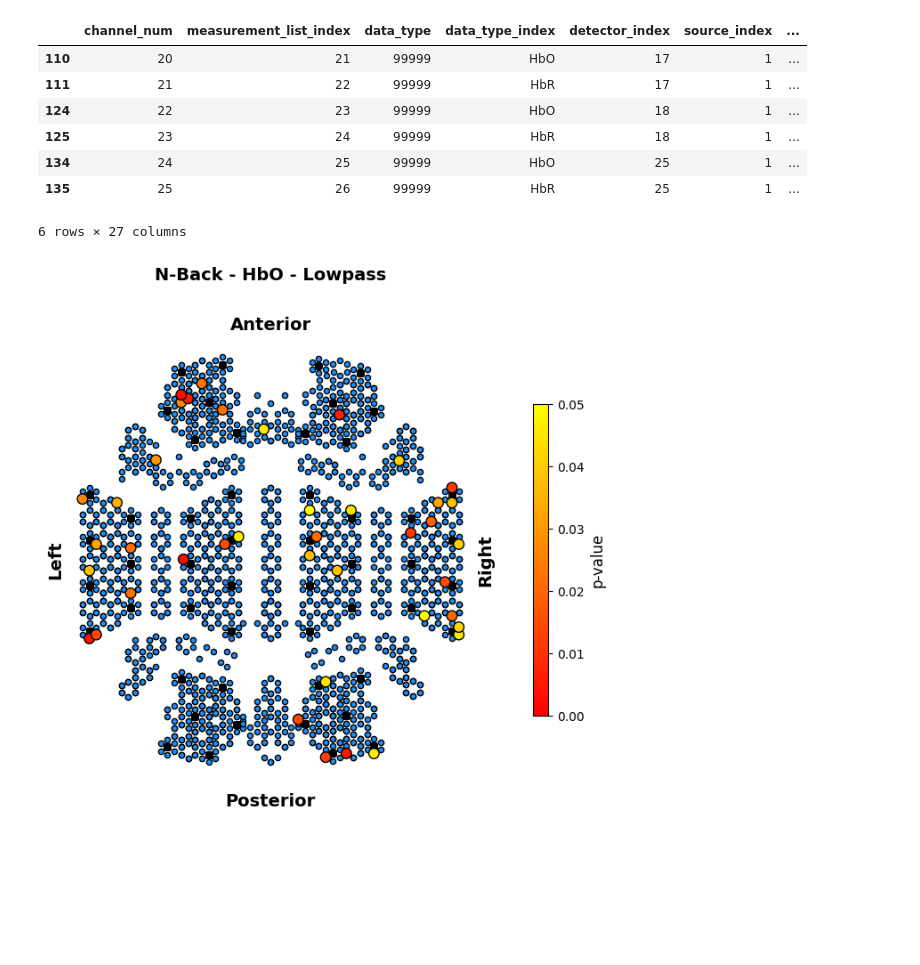
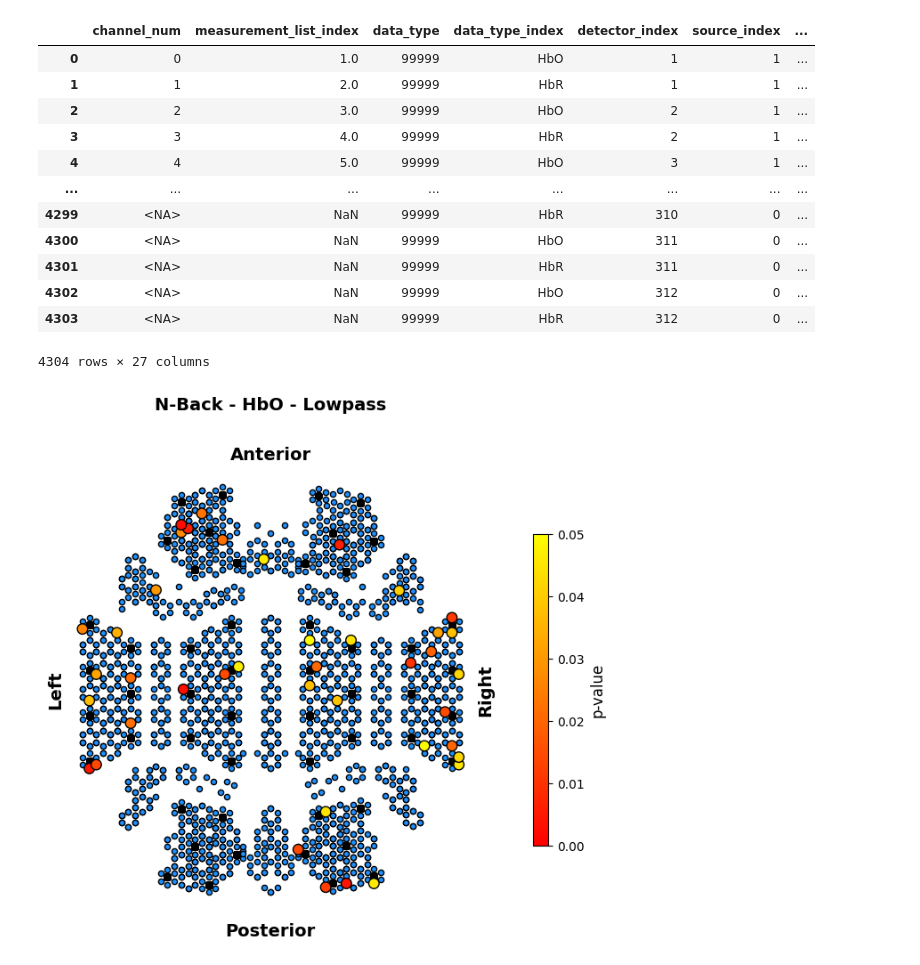
Before and after one commit to AyazLab/KernelFlow_Analysis, a Jupyter notebook: flow_analysis.ipynb, the cells around one changed output. Saved outputs shown, nothing was run; the diff lists cells and outputs as text; code cells hidden in the pictures; blank space fills up the shorter version.

Commit message:
Add functionality for all channels to brain atlas creation and loading

```diff
--- a/flow_analysis.ipynb
+++ b/flow_analysis.ipynb
@@ -4081,15 +4092,21 @@ class Flow_Results:
-# %%
-par = Participant_Flow()
-par.flow.create_source_detector_df(dim="3D", inter_module_only=False, channels=[20, 21, 22, 23, 24, 25], brain_regions=True)
-# %% [output]
-|  | channel_num | measurement_list_index | data_type | data_type_index | detector_index | source_index | ... |
-| 110 | 20 | 21 | 99999 | HbO | 17 | 1 | ... |
-| 111 | 21 | 22 | 99999 | HbR | 17 | 1 | ... |
-| 124 | 22 | 23 | 99999 | HbO | 18 | 1 | ... |
-| 125 | 23 | 24 | 99999 | HbR | 18 | 1 | ... |
-| 134 | 24 | 25 | 99999 | HbO | 25 | 1 | ... |
-| 135 | 25 | 26 | 99999 | HbR | 25 | 1 | ... |
-6 rows × 27 columns
+# %%
+par = Participant_Flow()
+flow = Participant_Flow().flow
+flow.load_flow_atlas(inter_module_only=False)
+# %% [output]
+|  | channel_num | measurement_list_index | data_type | data_type_index | detector_index | source_index | ... |
+| 0 | 0 | 1.0 | 99999 | HbO | 1 | 1 | ... |
+| 1 | 1 | 2.0 | 99999 | HbR | 1 | 1 | ... |
+| 2 | 2 | 3.0 | 99999 | HbO | 2 | 1 | ... |
+| 3 | 3 | 4.0 | 99999 | HbR | 2 | 1 | ... |
+| 4 | 4 | 5.0 | 99999 | HbO | 3 | 1 | ... |
+| ... | ... | ... | ... | ... | ... | ... | ... |
+| 4299 | <NA> | NaN | 99999 | HbR | 310 | 0 | ... |
+| 4300 | <NA> | NaN | 99999 | HbO | 311 | 0 | ... |
+| 4301 | <NA> | NaN | 99999 | HbR | 311 | 0 | ... |
+| 4302 | <NA> | NaN | 99999 | HbO | 312 | 0 | ... |
+| 4303 | <NA> | NaN | 99999 | HbR | 312 | 0 | ... |
+4304 rows × 27 columns
 # %%
 FR = Flow_Results()
 flow = Participant_Flow().flow
```
Also changed, not shown: parts of 1 cell of this notebook, 1 other file.
